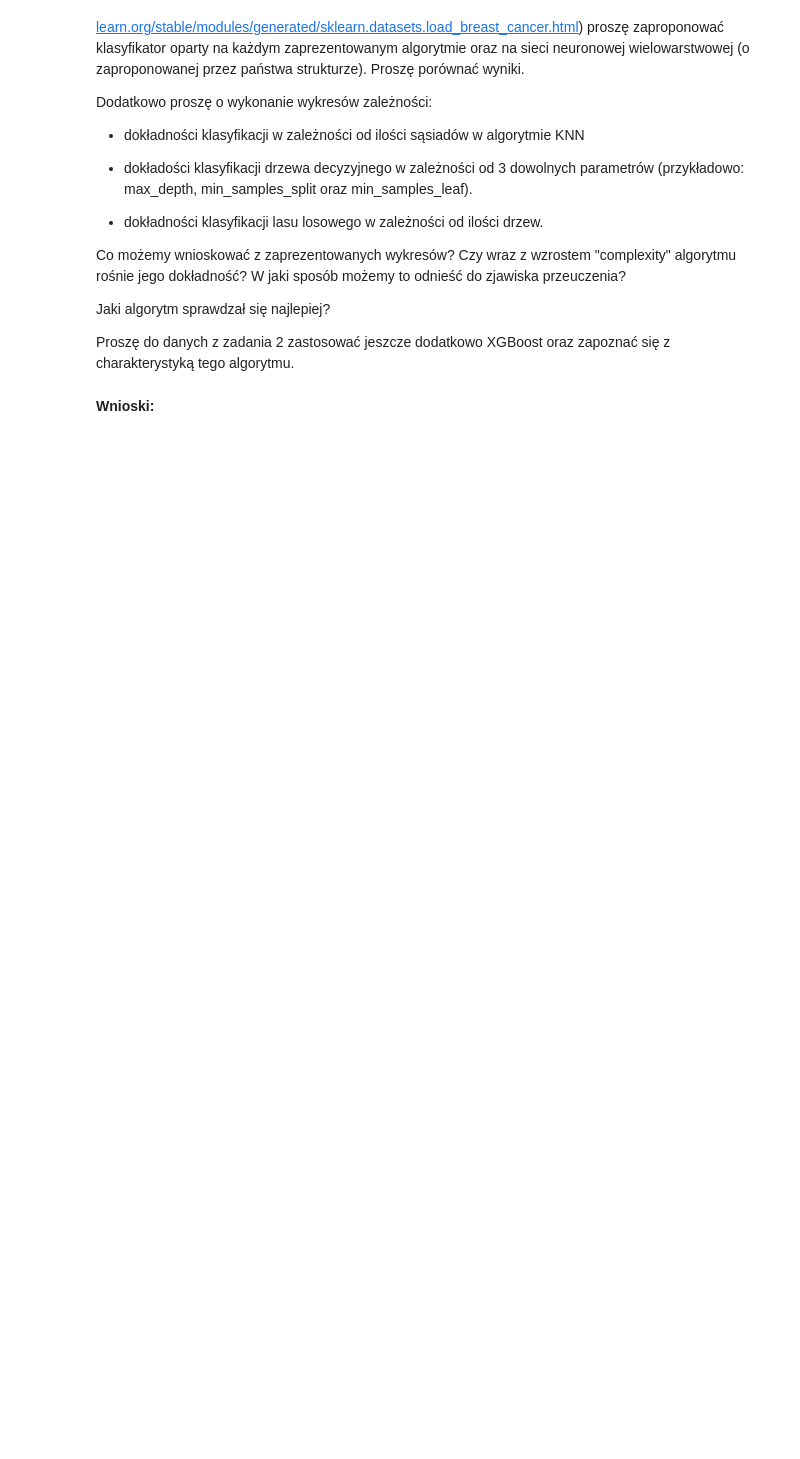
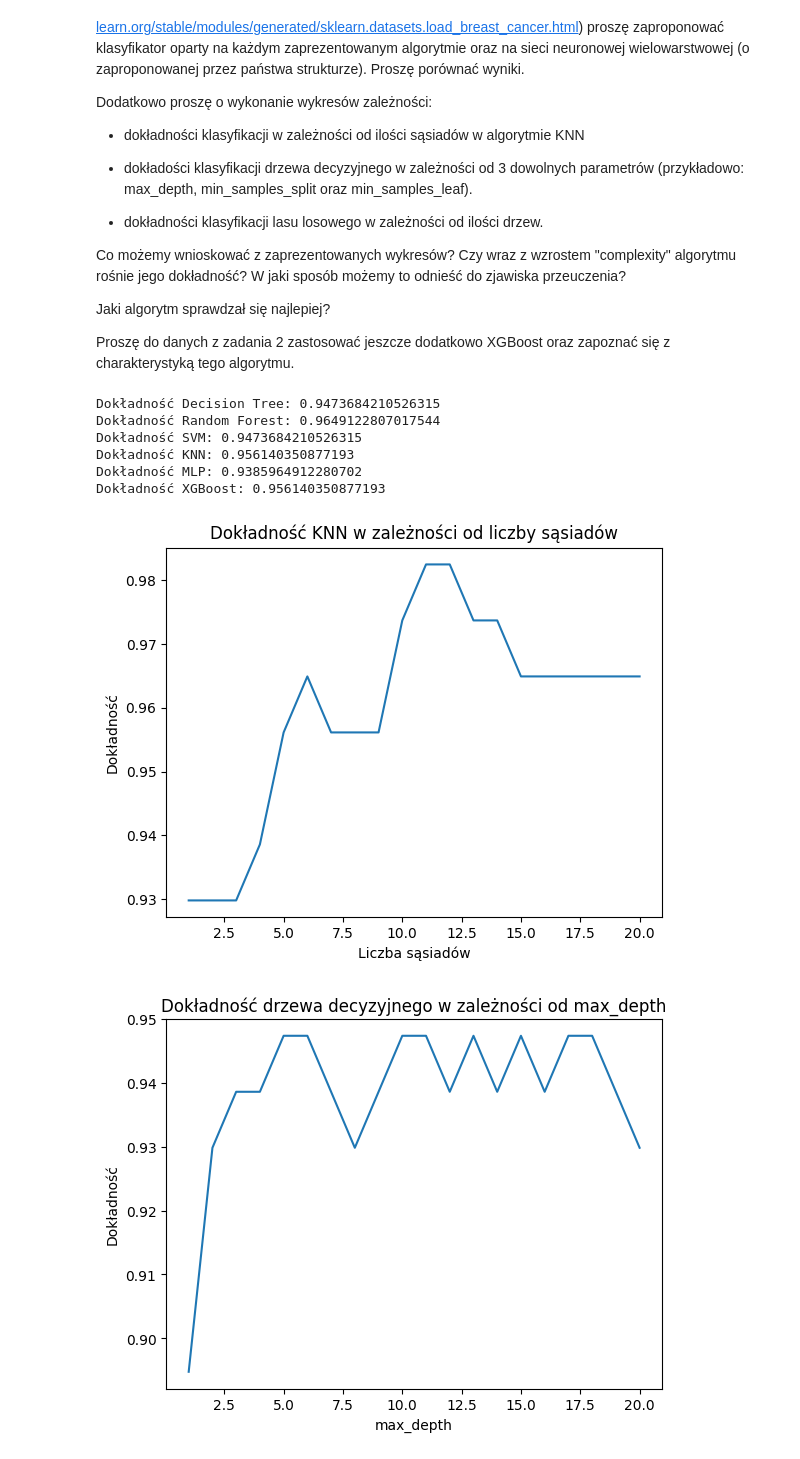
Before and after one commit to AleksanderSieklinski/Computational-Intelligence-Methods, a Jupyter notebook: lab10/lab10.ipynb, the cells around one changed output. Drawn from its saved outputs; the diff is of its cells as text; code cells hidden in the pictures; blank space fills up the shorter version.

```diff
--- a/lab10/lab10.ipynb
+++ b/lab10/lab10.ipynb
@@ -86,5 +78,79 @@ Co możemy wnioskować z zaprezentowanych wykresów? Czy wraz z wzrostem "comple
 Jaki algorytm sprawdzał się najlepiej?
 
 Proszę do danych z zadania 2 zastosować jeszcze dodatkowo XGBoost oraz zapoznać się z charakterystyką tego algorytmu.
-# %% [markdown]
-**Wnioski:**
+# %%
+from sklearn.datasets import load_breast_cancer
+from sklearn.model_selection import train_test_split
+from sklearn.metrics import accuracy_score
+from sklearn.tree import DecisionTreeClassifier
+from sklearn.ensemble import RandomForestClassifier
+from sklearn.svm import SVC
+from sklearn.neighbors import KNeighborsClassifier
+from sklearn.neural_network import MLPClassifier
+from xgboost import XGBClassifier
+import matplotlib.pyplot as plt
+import numpy as np
+
+data = load_breast_cancer()
+X = data.data
+y = data.target
+X_train, X_test, y_train, y_test = train_test_split(X, y, test_size=0.2, random_state=42)
+classifiers = {
+    'Decision Tree': DecisionTreeClassifier(),
+    'Random Forest': RandomForestClassifier(),
+    'SVM': SVC(),
+    'KNN': KNeighborsClassifier(),
+    'MLP': MLPClassifier(max_iter=1000),
+    'XGBoost': XGBClassifier(use_label_encoder=False, eval_metric='logloss')
+}
+for name, clf in classifiers.items():
+    clf.fit(X_train, y_train)
+    y_pred = clf.predict(X_test)
+    print(f'Dokładność {name}: {accuracy_score(y_test, y_pred)}')
+neighbors = list(range(1, 21))
+accuracies = []
+for n in neighbors:
+    clf = KNeighborsClassifier(n_neighbors=n)
+    clf.fit(X_train, y_train)
+    y_pred = clf.predict(X_test)
+    accuracies.append(accuracy_score(y_test, y_pred))
+plt.plot(neighbors, accuracies)
+plt.xlabel('Liczba sąsiadów')
+plt.ylabel('Dokładność')
+plt.title('Dokładność KNN w zależności od liczby sąsiadów')
+plt.show()
+parameters = ['max_depth', 'min_samples_split', 'min_samples_leaf']
+values = [list(range(1, 21)), list(range(2, 21)), list(range(1, 21))]
+for param, vals in zip(parameters, values):
+    accuracies = []
+    for v in vals:
+        clf = DecisionTreeClassifier(**{param: v})
+        clf.fit(X_train, y_train)
+        y_pred = clf.predict(X_test)
+        accuracies.append(accuracy_score(y_test, y_pred))
+    plt.plot(vals, accuracies)
+    plt.xlabel(param)
+    plt.ylabel('Dokładność')
+    plt.title(f'Dokładność drzewa decyzyjnego w zależności od {param}')
+    plt.show()
+trees = list(range(1, 101))
+accuracies = []
+for t in trees:
+    clf = RandomForestClassifier(n_estimators=t)
+    clf.fit(X_train, y_train)
+    y_pred = clf.predict(X_test)
+    accuracies.append(accuracy_score(y_test, y_pred))
+plt.plot(trees, accuracies)
+plt.xlabel('Liczba drzew')
+plt.ylabel('Dokładność')
+plt.title('Dokładność lasu losowego w zależności od liczby drzew')
+plt.show()
+# %% [output]
+Dokładność Decision Tree: 0.9473684210526315
+Dokładność Random Forest: 0.9649122807017544
+Dokładność SVM: 0.9473684210526315
+Dokładność KNN: 0.956140350877193
+Dokładność MLP: 0.9385964912280702
+Dokładność XGBoost: 0.956140350877193
+[figure, added]
+[figure, added]
```
Also changed, not shown: parts of 5 cells of this notebook, 1 other file.
